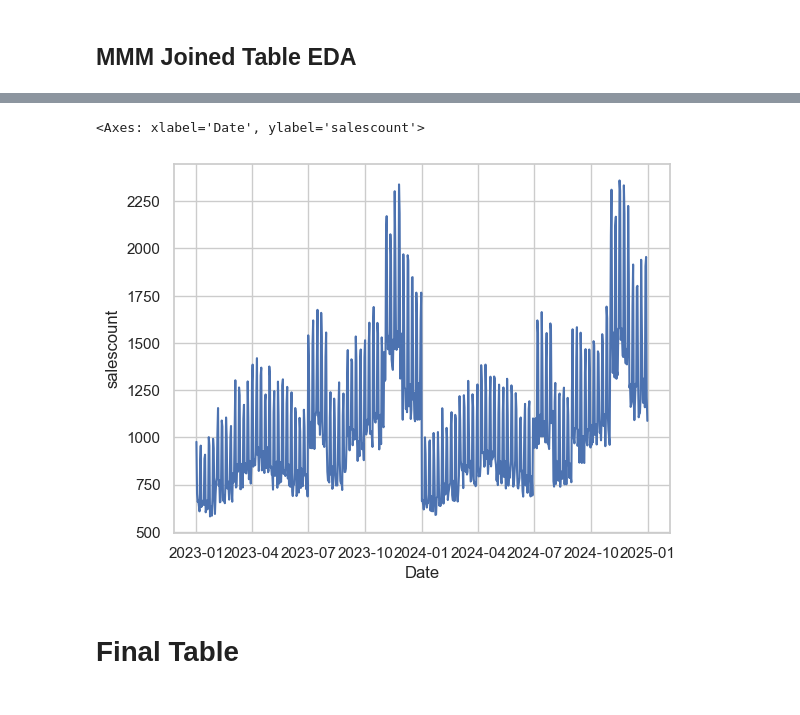
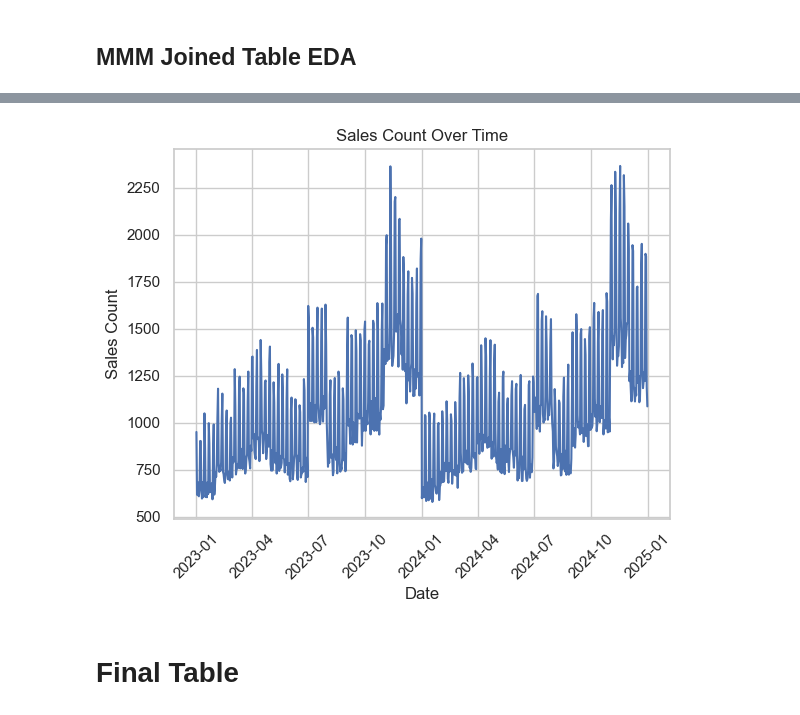
Before and after one commit to onur-okcu/Marketing-Mix-Modeling-Tool, a Jupyter notebook: Joined_MMM_Data.ipynb, the cells around one changed output, grey strips where cells are left out. Cells and saved outputs as stored; diff of their text form; code cells hidden in the pictures.

```diff
--- a/Joined_MMM_Data.ipynb
+++ b/Joined_MMM_Data.ipynb
@@ -278,8 +278,13 @@ plt.show()
 # %%
-sns.lineplot(mmm_1, x="Date", y="salescount")
+# Ensure correct syntax with explicit data parameter
+sns.lineplot(data=mmm_1, x="Date", y="salescount")
+plt.title("Sales Count Over Time")
+plt.xlabel("Date")
+plt.ylabel("Sales Count")
+plt.xticks(rotation=45)
+plt.show()
 # %% [output]
-<Axes: xlabel='Date', ylabel='salescount'>
-[figure, old version]
+[figure, new version]
 # %% [markdown]
 # Final Table
 # %%
```
Also changed, not shown: parts of 18 cells of this notebook.
